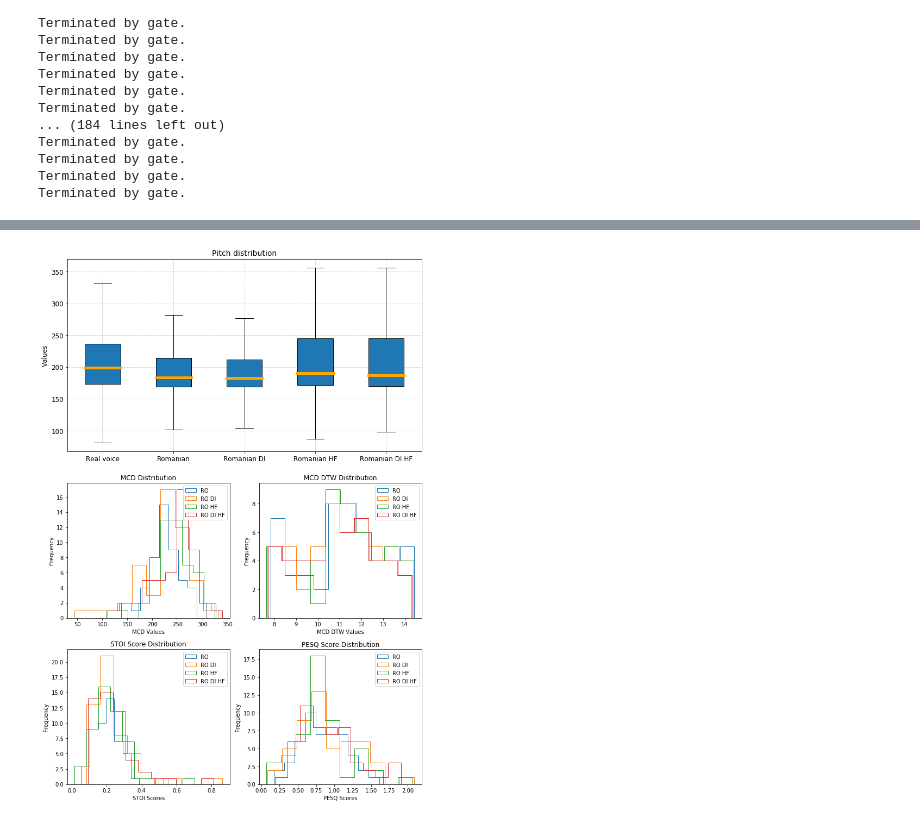
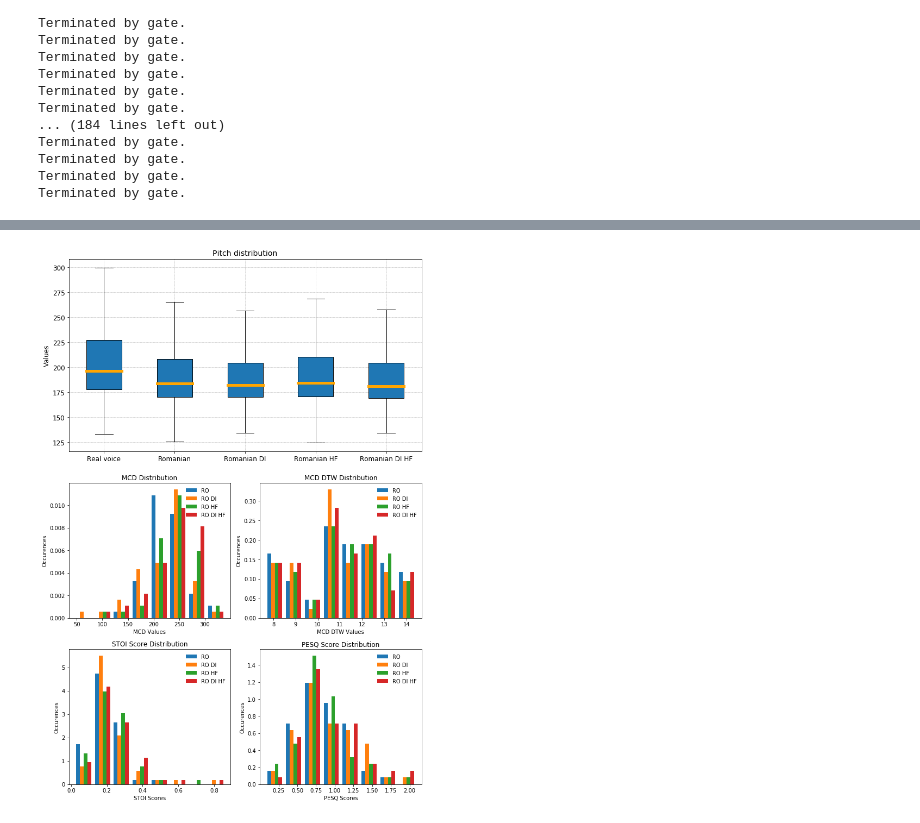
Before and after one commit to SebastianBalmus/DiplomaProject, a Jupyter notebook: notebooks/ro_comparison.ipynb, the cells around one changed output, grey strips where cells are left out. Drawn from its saved outputs; the diff is of its cells as text; code cells hidden in the pictures.

```diff
--- a/notebooks/ro_comparison.ipynb
+++ b/notebooks/ro_comparison.ipynb
@@ -187,18 +187,14 @@ def compute_pesq_score(ref, syn, sr):
     return score
 
 
+
 def compute_pitch(y, sr):
-    # Use Harmonic/Percussive Source Separation (HPSS)
-    harmonic, percussive = librosa.effects.hpss(y.astype('float32'))
+    y = y.astype('float32')
 
-    # Extract pitch using librosa's piptrack
-    pitches, magnitudes = librosa.core.piptrack(y=harmonic, sr=sr, fmin=librosa.note_to_hz('E2'), fmax=librosa.note_to_hz('C5'))
+    pitch, _, _ = librosa.pyin(y, sr=sr, fmin=100, fmax=350, frame_length=1024)
 
-    # Extract the pitch values from the piptrack output
-    pitch = np.zeros(pitches.shape[1])
-    for t in range(pitches.shape[1]):
-        index = magnitudes[:, t].argmax()
-        pitch[t] = pitches[index, t] if magnitudes[index, t] > 0 else np.nan
+    # Create a time array that matches the length of the pitch array
+    times = librosa.times_like(pitch, sr=sr)
 
     return pitch
 # %%
@@ -437,55 +433,67 @@ ax1.tick_params(axis='both', which='major', labelsize=12)
 ax1.grid(True, linestyle='--', linewidth=0.5, color='gray', alpha=0.7)
 for median in box['medians']:
     median.set(linewidth=5, color='orange')
 
 # Plot MCD
 ax2 = fig.add_subplot(gs[1, 0])
-ax2.hist(mcd_ro_values, bins=10, histtype='step', label='RO')
-ax2.hist(mcd_ro_di_values, bins=10, histtype='step', label='RO DI')
-ax2.hist(mcd_ro_hf_values, bins=10, histtype='step', label='RO HF')
-ax2.hist(mcd_ro_di_hf_values, bins=10, histtype='step', label='RO DI HF')
+ax2.hist(
+    [mcd_ro_values, mcd_ro_di_values, mcd_ro_hf_values, mcd_ro_di_hf_values],
+    bins=8,
+    density=True,
+    histtype='bar',
+    label=['RO', 'RO DI', 'RO HF', 'RO DI HF']
+)
 ax2.set_title('MCD Distribution')
 ax2.set_xlabel('MCD Values')
-ax2.set_ylabel('Frequency')
-ax2.legend(loc='upper right')
+ax2.set_ylabel('Occurences')
+ax2.legend(frameon=False ,loc='upper right')
 
 # Plot MCD DTW
 ax3 = fig.add_subplot(gs[1, 1])
-ax3.hist(mcd_dtw_ro_values, bins=10, histtype='step', label='RO')
-ax3.hist(mcd_dtw_ro_di_values, bins=10, histtype='step', label='RO DI')
-ax3.hist(mcd_dtw_ro_hf_values, bins=10, histtype='step', label='RO HF')
-ax3.hist(mcd_dtw_ro_di_hf_values, bins=10, histtype='step', label='RO DI HF')
+ax3.hist(
+    [mcd_dtw_ro_values, mcd_dtw_ro_di_values, mcd_dtw_ro_hf_values, mcd_dtw_ro_di_hf_values],
+    bins=8,
+    density=True,
+    histtype='bar',
+    label=['RO', 'RO DI', 'RO HF', 'RO DI HF']
+)
 ax3.set_title('MCD DTW Distribution')
 ax3.set_xlabel('MCD DTW Values')
-ax3.set_ylabel('Frequency')
-ax3.legend(loc='upper right')
+ax3.set_ylabel('Occurences')
+ax3.legend(frameon=False ,loc='upper right')
 
 # Plot STOI Score
 ax4 = fig.add_subplot(gs[2, 0])
-ax4.hist(stoi_ro_values, bins=10, histtype='step', label='RO')
-ax4.hist(stoi_ro_di_values, bins=10, histtype='step', label='RO DI')
-ax4.hist(stoi_ro_hf_values, bins=10, histtype='step', label='RO HF')
-ax4.hist(stoi_ro_di_hf_values, bins=10, histtype='step', label='RO DI HF')
+ax4.hist(
+    [stoi_ro_values, stoi_ro_di_values, stoi_ro_hf_values, stoi_ro_di_hf_values],
+    bins=8,
+    density=True,
+    histtype='bar',
+    label=['RO', 'RO DI', 'RO HF', 'RO DI HF']
+)
 ax4.set_title('STOI Score Distribution')
 ax4.set_xlabel('STOI Scores')
-ax4.set_ylabel('Frequency')
-ax4.legend(loc='upper right')
+ax4.set_ylabel('Occurences')
+ax4.legend(frameon=False ,loc='upper right')
 
 # Plot PESQ Score
 ax5 = fig.add_subplot(gs[2, 1])
-ax5.hist(pesq_ro_values, bins=10, histtype='step', label='RO')
-ax5.hist(pesq_ro_di_values, bins=10, histtype='step', label='RO DI')
-ax5.hist(pesq_ro_hf_values, bins=10, histtype='step', label='RO HF')
-ax5.hist(pesq_ro_di_hf_values, bins=10, histtype='step', label='RO DI HF')
+ax5.hist(
+    [pesq_ro_values, pesq_ro_di_values, pesq_ro_hf_values, pesq_ro_di_hf_values],
+    bins=8,
+    density=True,
+    histtype='bar',
+    label=['RO', 'RO DI', 'RO HF', 'RO DI HF']
+)
 ax5.set_title('PESQ Score Distribution')
 ax5.set_xlabel('PESQ Scores')
-ax5.set_ylabel('Frequency')
-ax5.legend(loc='upper right')
+ax5.set_ylabel('Occurences')
+ax5.legend(frameon=False ,loc='upper right')
 
 # Adjust layout to prevent overlapping
 plt.tight_layout(rect=[0, 0, 1, 0.96])
 
 # Show plot
 plt.show()
 # %% [output]
-[figure, old version]
+[figure, new version]
```
Also changed, not shown: parts of 1 cell of this notebook, 6 other files.
